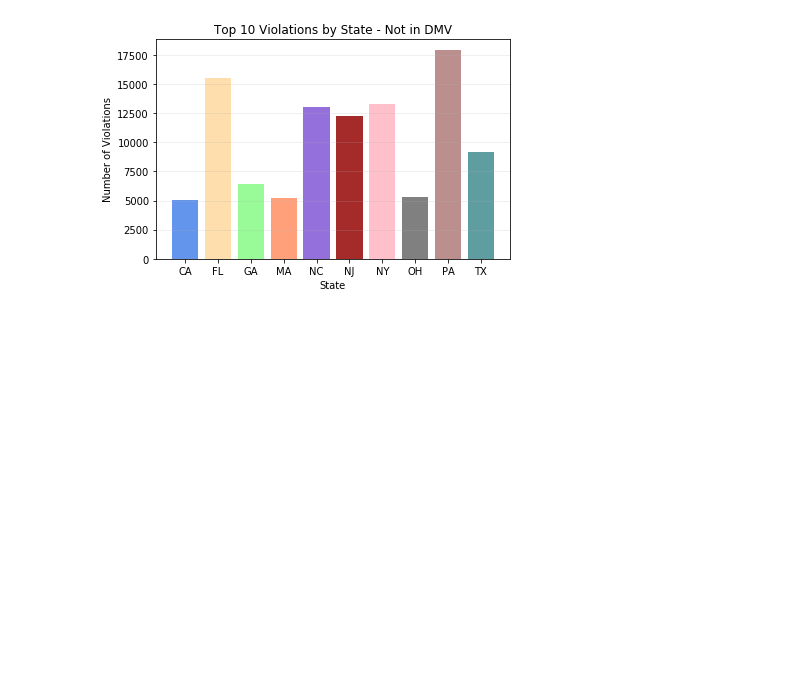
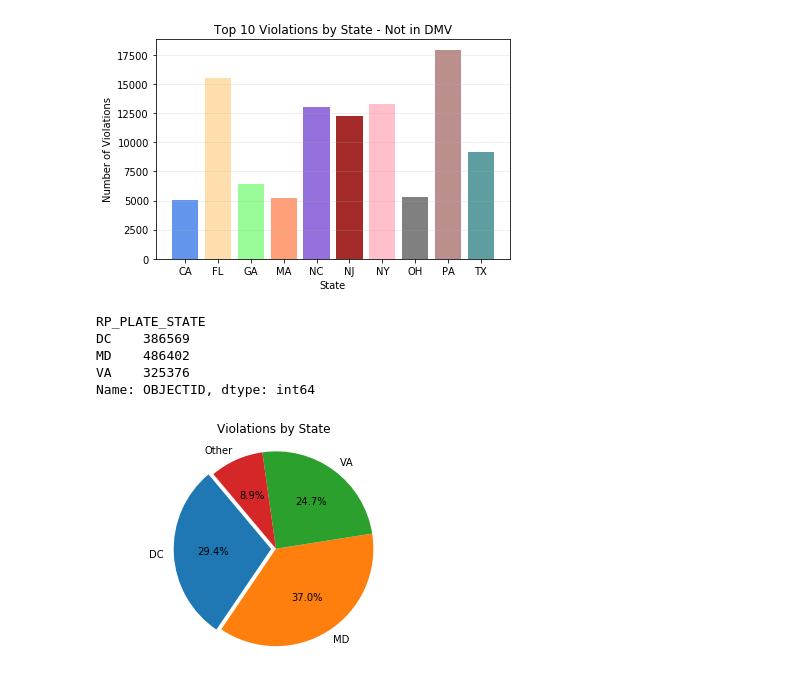
Before and after one commit to MimiB2010/ParkingTicketAnalysisInDC, a Jupyter notebook: Parking2018-MiriamStatePlates-Copy1.ipynb, the cells around one changed output. Drawn from its saved outputs; the diff is of its cells as text; code cells hidden in the pictures; blank space fills up the shorter version.

Commit message:
commiting updated state plate file

```diff
--- a/Parking2018-MiriamStatePlates-Copy1.ipynb
+++ b/Parking2018-MiriamStatePlates-Copy1.ipynb
@@ -128,3 +130,14 @@ plt.tight_layout()
 plt.savefig("Output/Top10DMV", dpi=500)
 # %% [output]
 [figure]
+# %%
+Parking18_dmv
+top_dmv = Parking18_dmv.groupby(["RP_PLATE_STATE"])
+top_dmv = top_dmv["OBJECTID"].count()
+top_dmv
+# %% [output]
+RP_PLATE_STATE
+DC    386569
+MD    486402
+VA    325376
+Name: OBJECTID, dtype: int64
@@ -131,2 +146,17 @@ plt.savefig("Output/Top10DMV", dpi=500)
+# %%
+sizes = [386569, 486402, 325376, 116769]
+labels = 'DC', 'MD', 'VA', "Other"
+explode = (0.05, 0, 0, 0)  # only "explode" the 2nd slice (i.e. 'Hogs')
+
+fig1, ax1 = plt.subplots()
+ax1.pie(sizes, explode=explode, labels=labels, autopct='%1.1f%%',
+        shadow=False, startangle=130)
+
+ax1.axis('equal')  # Equal aspect ratio ensures that pie is drawn as a circle.
+plt.title("Violations by State")
+
+plt.savefig("Output/TopDMV", dpi=500)
+# %% [output]
+[figure, added]
 # %%
 # %% [output]
```
Also changed, not shown: parts of 11 cells of this notebook.
